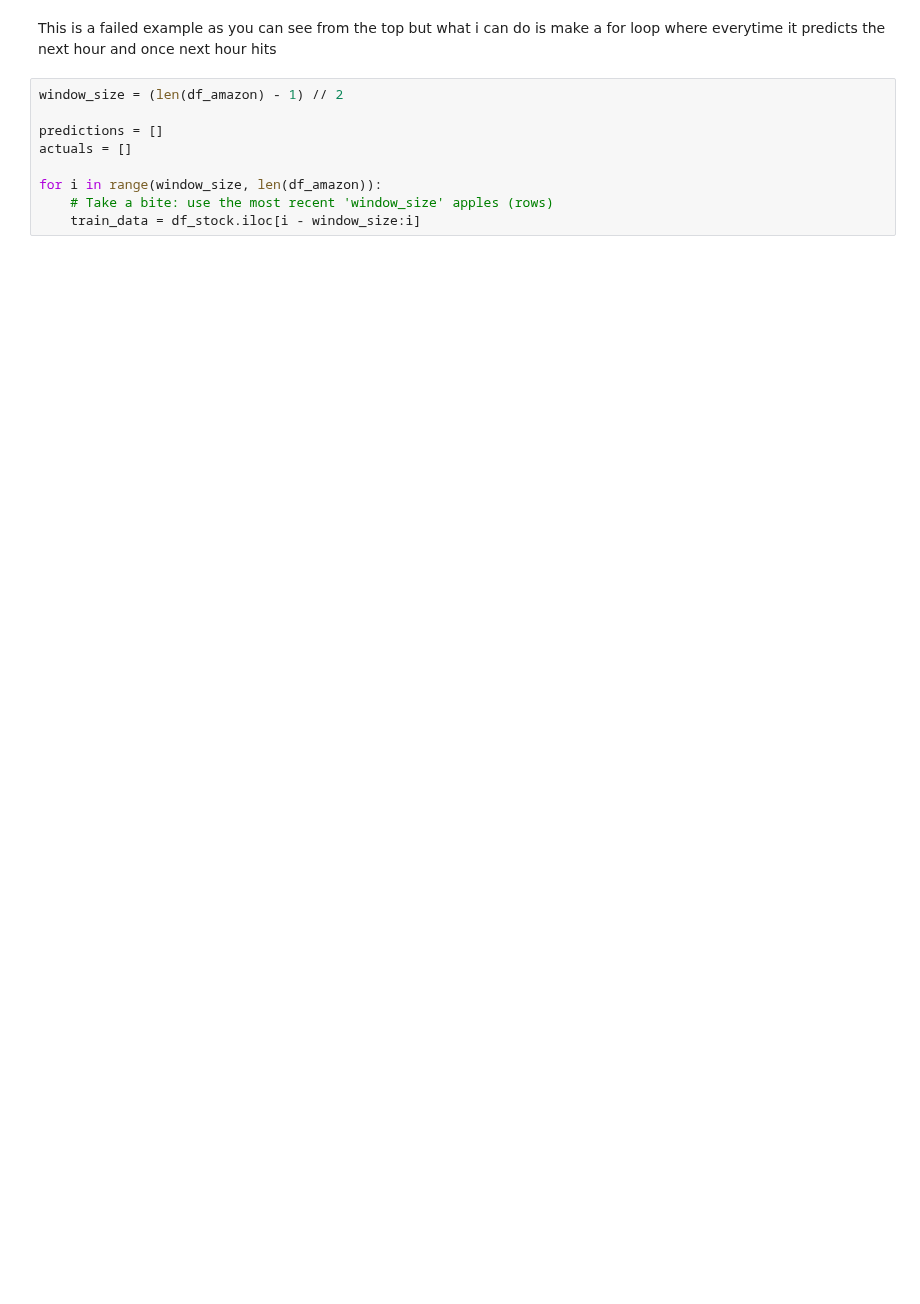
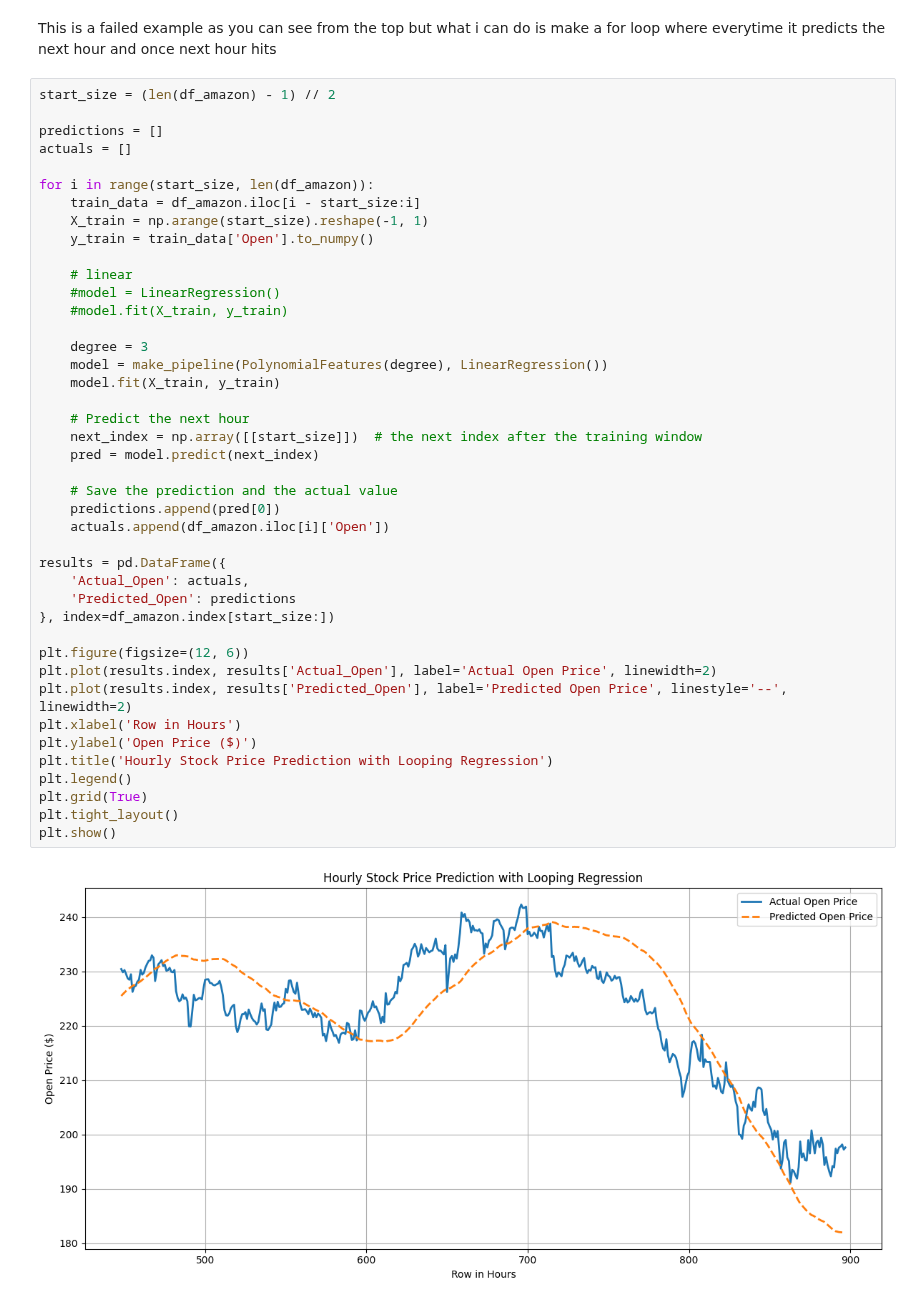
Before and after one commit to estherkdy/stock-price-prediction, a Jupyter notebook: stock_price_prediction.ipynb, the cells around one changed output. Cells and saved outputs as stored; diff of their text form; blank space fills up the shorter version.

```diff
--- a/stock_price_prediction.ipynb
+++ b/stock_price_prediction.ipynb
@@ -171,11 +171,46 @@ plt.show()
 # %% [markdown]
 This is a failed example as you can see from the top but what i can do is make a for loop where everytime it predicts the next hour and once next hour hits
-# %%
-window_size = (len(df_amazon) - 1) // 2
-
-predictions = []
-actuals = []
-
-for i in range(window_size, len(df_amazon)):
-    # Take a bite: use the most recent 'window_size' apples (rows)
-    train_data = df_stock.iloc[i - window_size:i]
+# %%
+start_size = (len(df_amazon) - 1) // 2
+
+predictions = []
+actuals = []
+
+for i in range(start_size, len(df_amazon)):
+    train_data = df_amazon.iloc[i - start_size:i]
+    X_train = np.arange(start_size).reshape(-1, 1)
+    y_train = train_data['Open'].to_numpy()
+
+    # linear
+    #model = LinearRegression()
+    #model.fit(X_train, y_train)
+
+    degree = 3
+    model = make_pipeline(PolynomialFeatures(degree), LinearRegression())
+    model.fit(X_train, y_train)
+
+    # Predict the next hour
+    next_index = np.array([[start_size]])  # the next index after the training window
+    pred = model.predict(next_index)
+
+    # Save the prediction and the actual value
+    predictions.append(pred[0])
+    actuals.append(df_amazon.iloc[i]['Open'])
+
+results = pd.DataFrame({
+    'Actual_Open': actuals,
+    'Predicted_Open': predictions
+}, index=df_amazon.index[start_size:])
+
+plt.figure(figsize=(12, 6))
+plt.plot(results.index, results['Actual_Open'], label='Actual Open Price', linewidth=2)
+plt.plot(results.index, results['Predicted_Open'], label='Predicted Open Price', linestyle='--', linewidth=2)
+plt.xlabel('Row in Hours')
+plt.ylabel('Open Price ($)')
+plt.title('Hourly Stock Price Prediction with Looping Regression')
+plt.legend()
+plt.grid(True)
+plt.tight_layout()
+plt.show()
+# %% [output]
+[figure, added]
```
Also changed, not shown: parts of 2 cells of this notebook.
